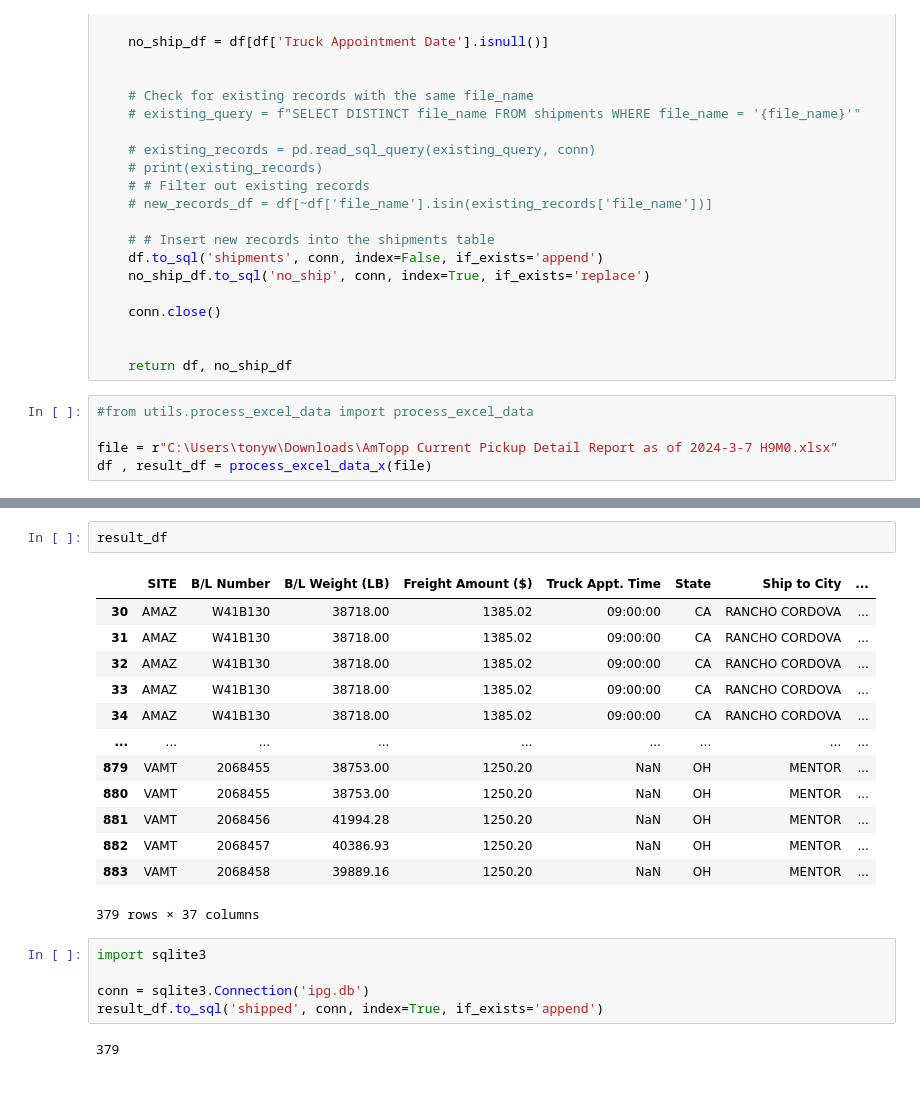
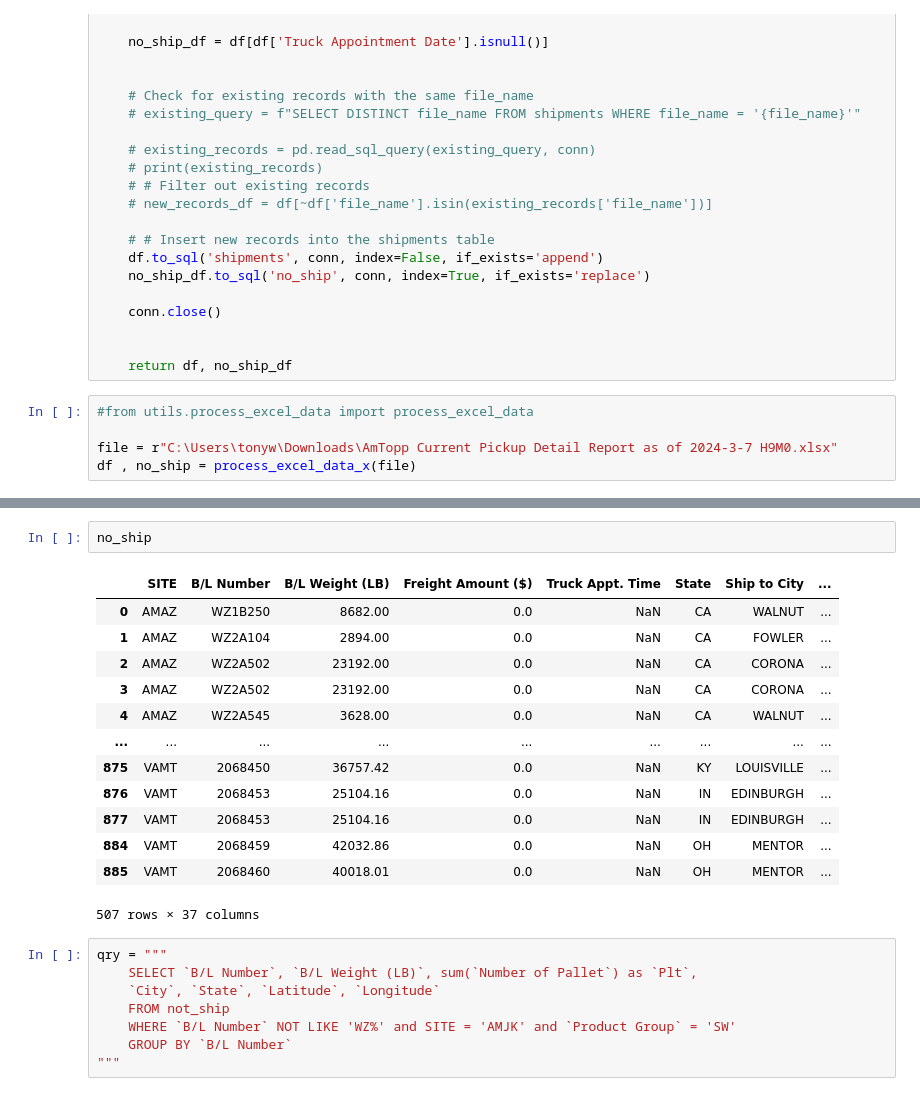
Before and after one commit to TW168/CFP_warship, a Jupyter notebook: google_maps.ipynb, the cells around one changed output, grey strips where cells are left out. Saved outputs shown, nothing was run; the diff lists cells and outputs as text.

```diff
--- a/google_maps.ipynb
+++ b/google_maps.ipynb
@@ -634,4 +634,4 @@ def process_excel_data_x(file_path):
 #from utils.process_excel_data import process_excel_data
 
 file = r"C:\Users\tonyw\Downloads\AmTopp Current Pickup Detail Report as of 2024-3-7 H9M0.xlsx"
-df , result_df = process_excel_data_x(file)
+df , no_ship = process_excel_data_x(file)
@@ -656,23 +638,24 @@ df , result_df = process_excel_data_x(file)
-# %%
-result_df
-# %% [output]
-|  | SITE | B/L Number | B/L Weight (LB) | Freight Amount ($) | Truck Appt. Time | State | Ship to City | ... |
-| 30 | AMAZ | W41B130 | 38718.00 | 1385.02 | 09:00:00 | CA | RANCHO CORDOVA | ... |
-| 31 | AMAZ | W41B130 | 38718.00 | 1385.02 | 09:00:00 | CA | RANCHO CORDOVA | ... |
-| 32 | AMAZ | W41B130 | 38718.00 | 1385.02 | 09:00:00 | CA | RANCHO CORDOVA | ... |
-| 33 | AMAZ | W41B130 | 38718.00 | 1385.02 | 09:00:00 | CA | RANCHO CORDOVA | ... |
-| 34 | AMAZ | W41B130 | 38718.00 | 1385.02 | 09:00:00 | CA | RANCHO CORDOVA | ... |
-| ... | ... | ... | ... | ... | ... | ... | ... | ... |
-| 879 | VAMT | 2068455 | 38753.00 | 1250.20 | NaN | OH | MENTOR | ... |
-| 880 | VAMT | 2068455 | 38753.00 | 1250.20 | NaN | OH | MENTOR | ... |
-| 881 | VAMT | 2068456 | 41994.28 | 1250.20 | NaN | OH | MENTOR | ... |
-| 882 | VAMT | 2068457 | 40386.93 | 1250.20 | NaN | OH | MENTOR | ... |
-| 883 | VAMT | 2068458 | 39889.16 | 1250.20 | NaN | OH | MENTOR | ... |
-379 rows × 37 columns
-# %%
-import sqlite3
-
-conn = sqlite3.Connection('ipg.db')
-result_df.to_sql('shipped', conn, index=True, if_exists='append')
-# %% [output]
-379
+# %%
+no_ship
+# %% [output]
+|  | SITE | B/L Number | B/L Weight (LB) | Freight Amount ($) | Truck Appt. Time | State | Ship to City | ... |
+| 0 | AMAZ | WZ1B250 | 8682.00 | 0.0 | NaN | CA | WALNUT | ... |
+| 1 | AMAZ | WZ2A104 | 2894.00 | 0.0 | NaN | CA | FOWLER | ... |
+| 2 | AMAZ | WZ2A502 | 23192.00 | 0.0 | NaN | CA | CORONA | ... |
+| 3 | AMAZ | WZ2A502 | 23192.00 | 0.0 | NaN | CA | CORONA | ... |
+| 4 | AMAZ | WZ2A545 | 3628.00 | 0.0 | NaN | CA | WALNUT | ... |
+| ... | ... | ... | ... | ... | ... | ... | ... | ... |
+| 875 | VAMT | 2068450 | 36757.42 | 0.0 | NaN | KY | LOUISVILLE | ... |
+| 876 | VAMT | 2068453 | 25104.16 | 0.0 | NaN | IN | EDINBURGH | ... |
+| 877 | VAMT | 2068453 | 25104.16 | 0.0 | NaN | IN | EDINBURGH | ... |
+| 884 | VAMT | 2068459 | 42032.86 | 0.0 | NaN | OH | MENTOR | ... |
+| 885 | VAMT | 2068460 | 40018.01 | 0.0 | NaN | OH | MENTOR | ... |
+507 rows × 37 columns
+# %%
+qry = """
+    SELECT `B/L Number`, `B/L Weight (LB)`, sum(`Number of Pallet`) as `Plt`,
+    `City`, `State`, `Latitude`, `Longitude`
+    FROM not_ship
+    WHERE `B/L Number` NOT LIKE 'WZ%' and SITE = 'AMJK' and `Product Group` = 'SW'
+    GROUP BY `B/L Number`
+"""
```
Also changed, not shown: parts of 4 cells of this notebook.
